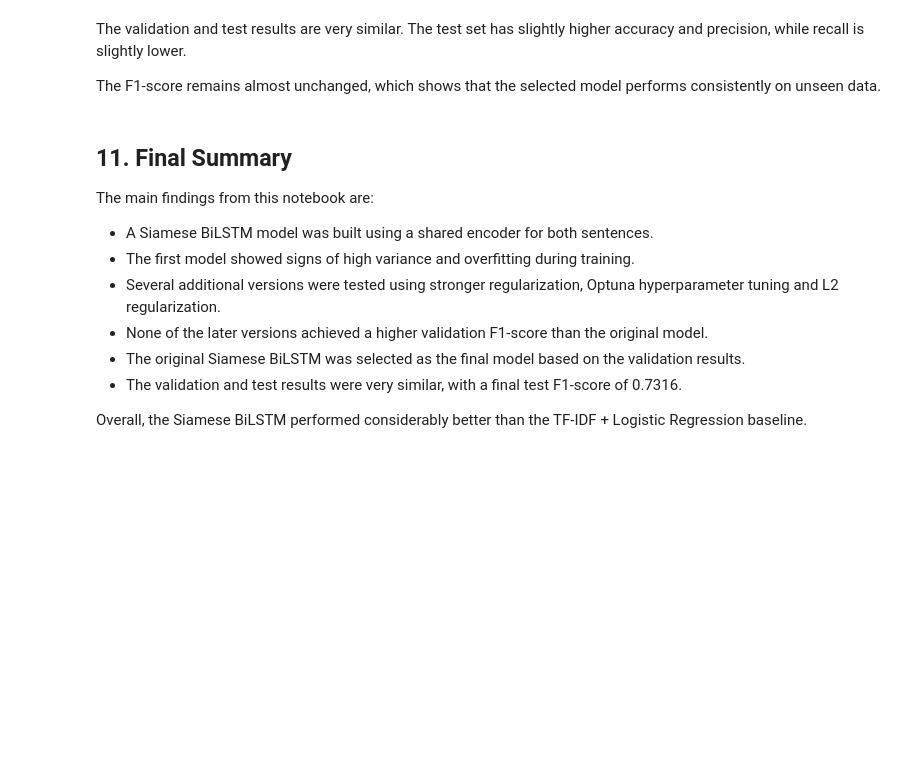
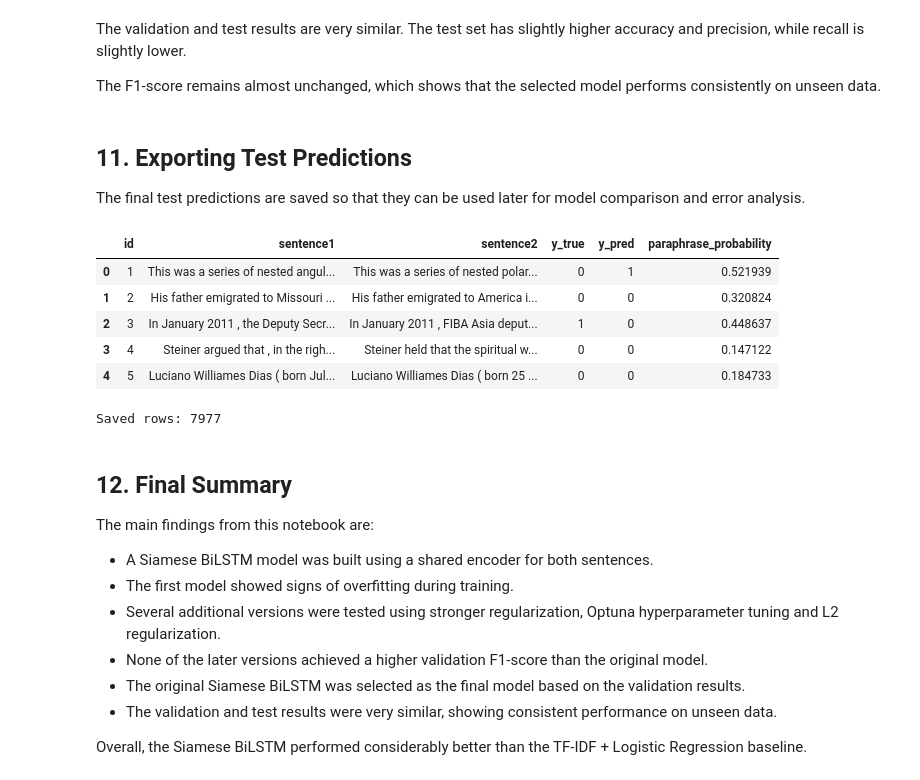
Before and after one commit to reneta-dimitrova96/Deep-Learning-Course-Project-2026, a Jupyter notebook: notebooks/03_siamese_neural_network.ipynb, the cells around one changed output. Saved outputs shown, nothing was run; the diff lists cells and outputs as text; code cells hidden in the pictures; blank space fills up the shorter version.

```diff
--- a/notebooks/03_siamese_neural_network.ipynb
+++ b/notebooks/03_siamese_neural_network.ipynb
@@ -1358,16 +1366,60 @@ final_model_results.round(4)
 The validation and test results are very similar. The test set has slightly higher accuracy and precision, while recall is slightly lower.
 
 The F1-score remains almost unchanged, which shows that the selected model performs consistently on unseen data.
+# %% [markdown]
+## 11. Exporting Test Predictions
+
+The final test predictions are saved so that they can be used later for model comparison and error analysis.
+# %%
+test_probabilities = siamese_model.predict(
+    [X1_test, X2_test],
+    verbose=0
+).ravel()
+
+siamese_test_predictions = (
+    test_probabilities >= 0.5
+).astype(int)
+# %%
+siamese_predictions_df = pd.DataFrame({
+    "id": clean_test_df["id"].values,
+    "sentence1": clean_test_df["sentence1"].values,
+    "sentence2": clean_test_df["sentence2"].values,
+    "y_true": y_test,
+    "y_pred": siamese_test_predictions,
+    "paraphrase_probability": test_probabilities
+})
+
+siamese_predictions_df.head()
+# %% [output]
+|  | id | sentence1 | sentence2 | y_true | y_pred | paraphrase_probability |
+| 0 | 1 | This was a series of nested angul... | This was a series of nested polar... | 0 | 1 | 0.521939 |
+| 1 | 2 | His father emigrated to Missouri ... | His father emigrated to America i... | 0 | 0 | 0.320824 |
+| 2 | 3 | In January 2011 , the Deputy Secr... | In January 2011 , FIBA Asia deput... | 1 | 0 | 0.448637 |
+| 3 | 4 | Steiner argued that , in the righ... | Steiner held that the spiritual w... | 0 | 0 | 0.147122 |
+| 4 | 5 | Luciano Williames Dias ( born Jul... | Luciano Williames Dias ( born 25 ... | 0 | 0 | 0.184733 |
+# %%
+import os
+
+os.makedirs("results", exist_ok=True)
+
+siamese_predictions_df.to_csv(
+    "results/siamese_bilstm_test_predictions.csv",
+    index=False
+)
+
+print("Saved rows:", len(siamese_predictions_df))
+# %% [output]
+Saved rows: 7977
 # %% [markdown]
-## 11. Final Summary
+## 12. Final Summary
 
 The main findings from this notebook are:
 
 - A Siamese BiLSTM model was built using a shared encoder for both sentences.
-- The first model showed signs of high variance and overfitting during training.
+- The first model showed signs of overfitting during training.
 - Several additional versions were tested using stronger regularization, Optuna hyperparameter tuning and L2 regularization.
 - None of the later versions achieved a higher validation F1-score than the original model.
 - The original Siamese BiLSTM was selected as the final model based on the validation results.
-- The validation and test results were very similar, with a final test F1-score of 0.7316.
+- The validation and test results were very similar, showing consistent performance on unseen data.
 
 Overall, the Siamese BiLSTM performed considerably better than the TF-IDF + Logistic Regression baseline.
```
Also changed, not shown: parts of 15 cells of this notebook.
